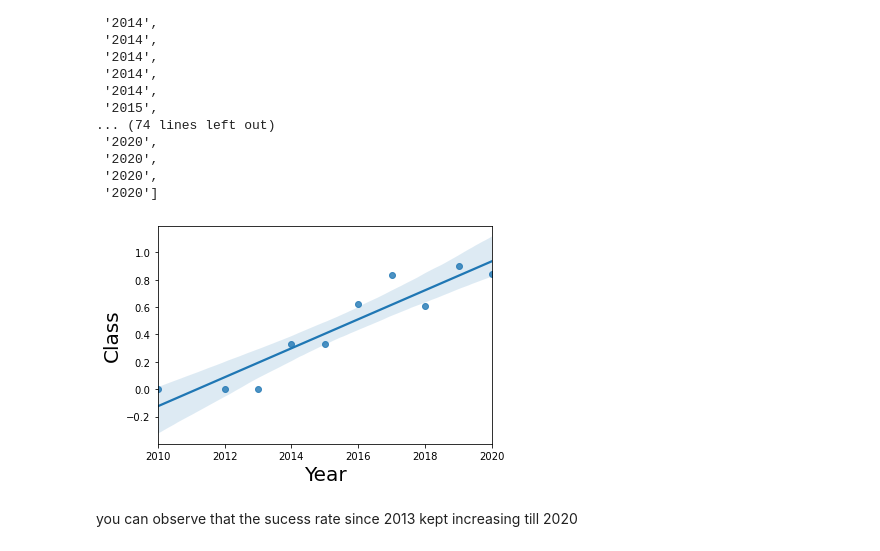
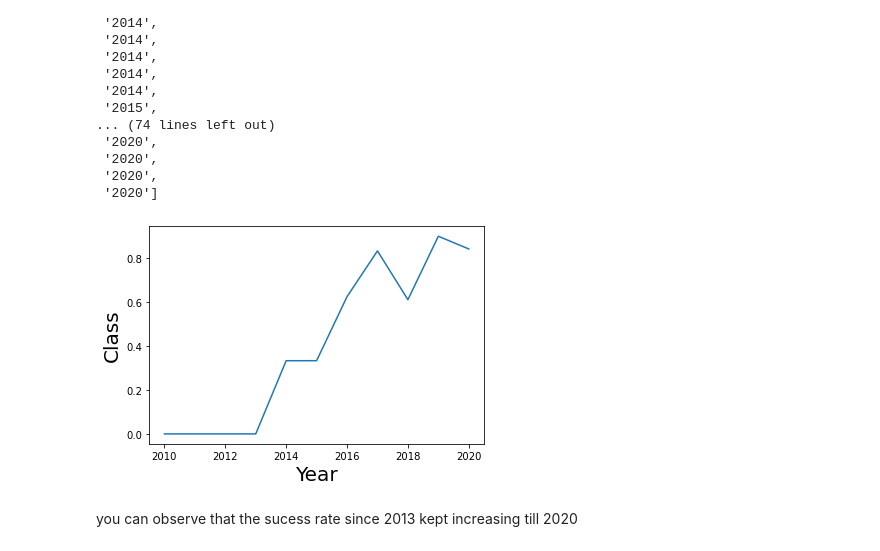
Before and after one commit to vanhieunt/DataScienceCapstoneProject, a Jupyter notebook: jupyter-labs-eda-dataviz.ipynb, the cells around one changed output. Cells and saved outputs as stored; diff of their text form; code cells hidden in the pictures.

```diff
--- a/jupyter-labs-eda-dataviz.ipynb
+++ b/jupyter-labs-eda-dataviz.ipynb
@@ -190,19 +190,19 @@ Extract_year(df['Date'])
 # %%
 # Plot a line chart with x axis to be the extracted year and y axis to be the success rate
 df['Year'] = year
 df_successbyyear = df[['Year', 'Class']]
 df_successbyyear = df_successbyyear.groupby('Year',as_index=False).mean()
 df_successbyyear.columns = ['Year', 'Class']
 df_successbyyear['Year']= pd.to_numeric(df_successbyyear['Year'],errors = 'coerce')
 
 #df_successbyyear.dtypes
 
-sns.regplot(x='Year', y = 'Class', data=df_successbyyear)
+sns.lineplot(x='Year', y = 'Class', data=df_successbyyear)
 plt.xlabel("Year", fontsize=20)
 plt.ylabel("Class", fontsize=20)
 plt.show()
 # %% [output]
-[figure, old version]
+[figure, new version]
 # %% [markdown]
 you can observe that the sucess rate since 2013 kept increasing till 2020
 # %% [markdown]
```
Also changed, not shown: parts of 2 cells of this notebook.
